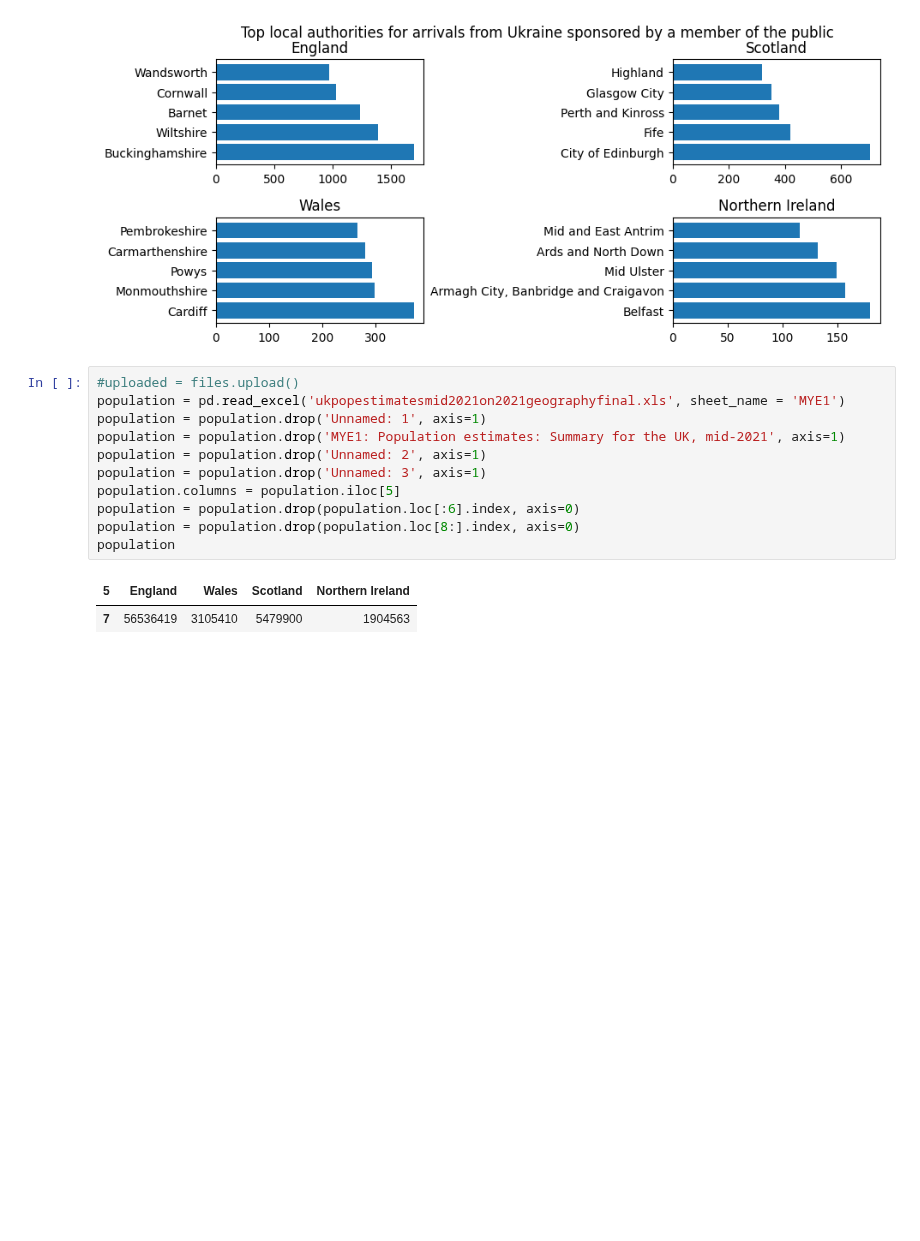
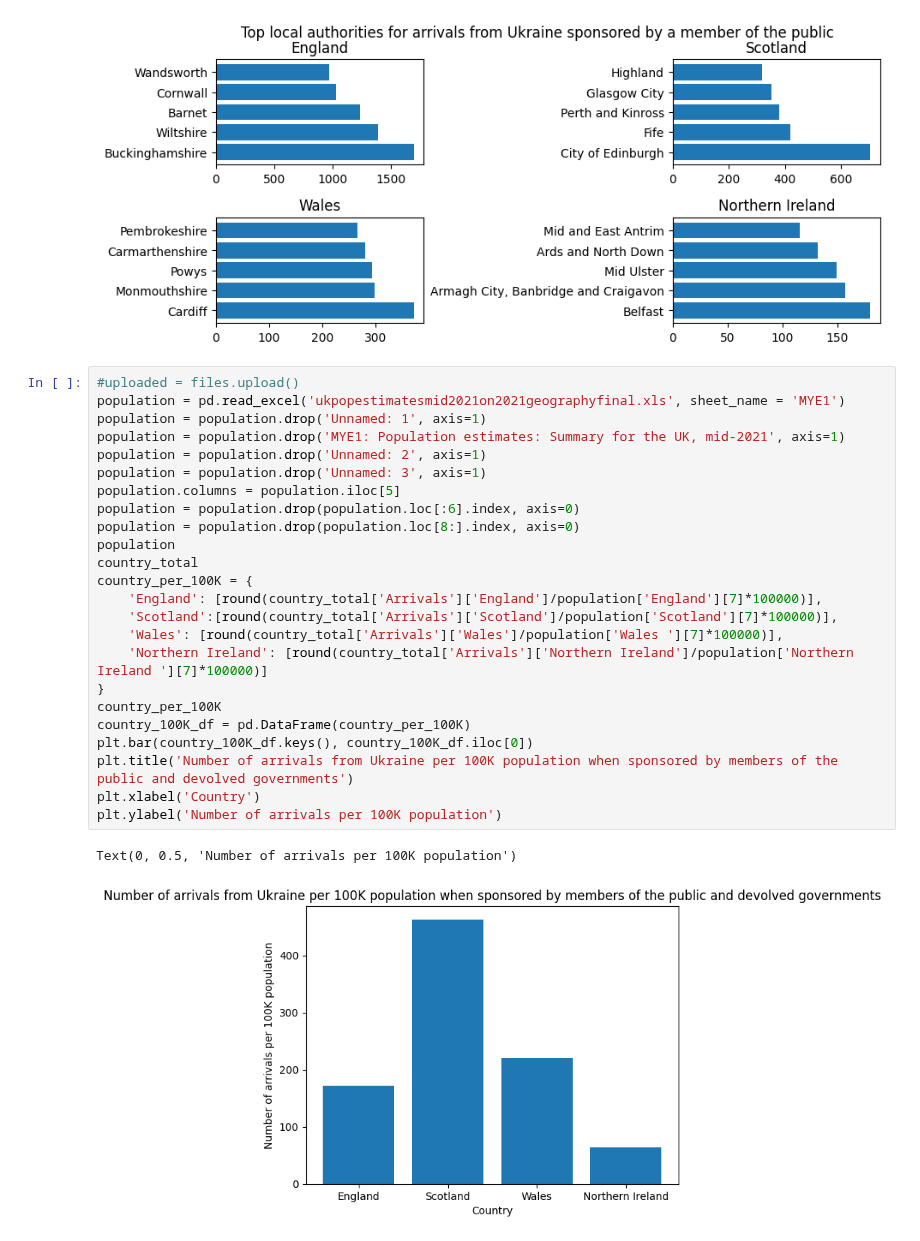
Before and after one commit to yuliiabosher/Python-with-Data-course, a Jupyter notebook: Worksheets/Data_Exploration_project.ipynb, the cells around one changed output. Drawn from its saved outputs; the diff is of its cells as text; blank space fills up the shorter version.

```diff
--- a/Worksheets/Data_Exploration_project.ipynb
+++ b/Worksheets/Data_Exploration_project.ipynb
@@ -238,14 +238,27 @@ Text(0.5, 1.0, 'Northern Ireland')
 # %%
 #uploaded = files.upload()
 population = pd.read_excel('ukpopestimatesmid2021on2021geographyfinal.xls', sheet_name = 'MYE1')
 population = population.drop('Unnamed: 1', axis=1)
 population = population.drop('MYE1: Population estimates: Summary for the UK, mid-2021', axis=1)
 population = population.drop('Unnamed: 2', axis=1)
 population = population.drop('Unnamed: 3', axis=1)
 population.columns = population.iloc[5]
 population = population.drop(population.loc[:6].index, axis=0)
 population = population.drop(population.loc[8:].index, axis=0)
 population
+country_total
+country_per_100K = {
+    'England': [round(country_total['Arrivals']['England']/population['England'][7]*100000)],
+    'Scotland':[round(country_total['Arrivals']['Scotland']/population['Scotland'][7]*100000)],
+    'Wales': [round(country_total['Arrivals']['Wales']/population['Wales '][7]*100000)],
+    'Northern Ireland': [round(country_total['Arrivals']['Northern Ireland']/population['Northern Ireland '][7]*100000)]
+}
+country_per_100K
+country_100K_df = pd.DataFrame(country_per_100K)
+plt.bar(country_100K_df.keys(), country_100K_df.iloc[0])
+plt.title('Number of arrivals from Ukraine per 100K population when sponsored by members of the public and devolved governments')
+plt.xlabel('Country')
+plt.ylabel('Number of arrivals per 100K population')
 # %% [output]
-| 5 | England | Wales | Scotland | Northern Ireland |
-| 7 | 56536419 | 3105410 | 5479900 | 1904563 |
+Text(0, 0.5, 'Number of arrivals per 100K population')
+[figure, added]
```
Also changed, not shown: parts of 1 cell of this notebook.
